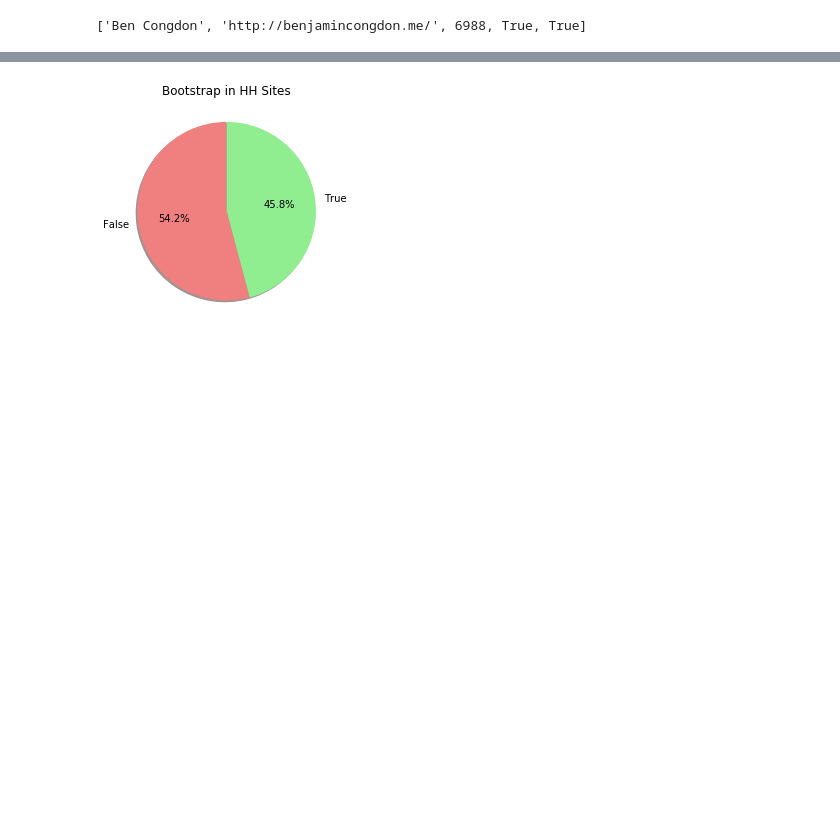
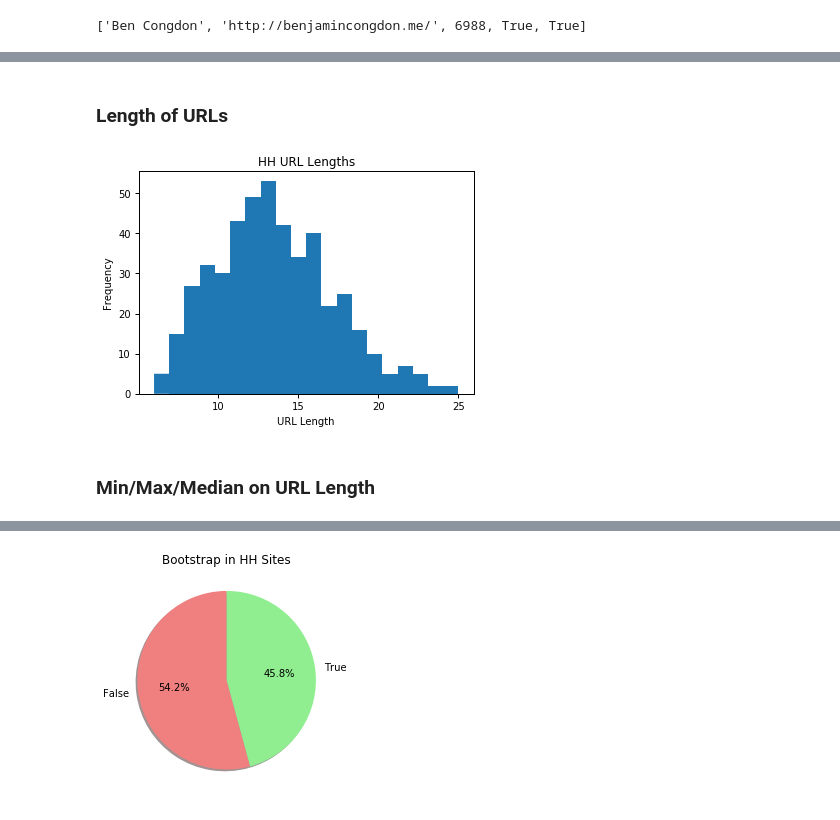
Before and after one commit to bcongdon/Data-Science-Projects, a Jupyter notebook: Hackathon Hackers Sites.ipynb, the cells around one changed output, grey strips where cells are left out. Saved outputs shown, nothing was run; the diff lists cells and outputs as text; code cells hidden in the pictures; blank space fills up the shorter version.

Commit message:
Formatting, added min/max/med on URL length

```diff
--- a/Hackathon Hackers Sites.ipynb
+++ b/Hackathon Hackers Sites.ipynb
@@ -124,0 +128,28 @@ Name: 123, dtype: object
+# %% [markdown]
+### Length of URLs
+# %%
+bare_urls = list()
+for url in urls:
+    stripped_url = url
+    if stripped_url.startswith('http'):
+        stripped_url = stripped_url.split('//')[1]
+    if stripped_url.startswith('www.'):
+        stripped_url = stripped_url.split('www.')[1]
+    if '/' in stripped_url:
+        stripped_url = stripped_url.split('/')[0]
+    bare_urls.append(stripped_url)
+url_lengths = [len(x) for x in bare_urls]
+url_len_series = pd.Series(url_lengths)
+url_df = pd.DataFrame(zip(bare_urls, url_lengths), columns=['url','len'])
+
+ax = plt.subplot(111)
+ax.set_title("HH URL Lengths")
+ax.xaxis.set_ticks_position('bottom')
+ax.yaxis.set_ticks_position('left')
+ax.set_xlabel('URL Length')
+url_len_series.plot(kind='hist', bins=20)
+plt.show()
+# %% [output]
+[figure, added]
+# %% [markdown]
+### Min/Max/Median on URL Length
```
Also changed, not shown: parts of 11 cells of this notebook.
